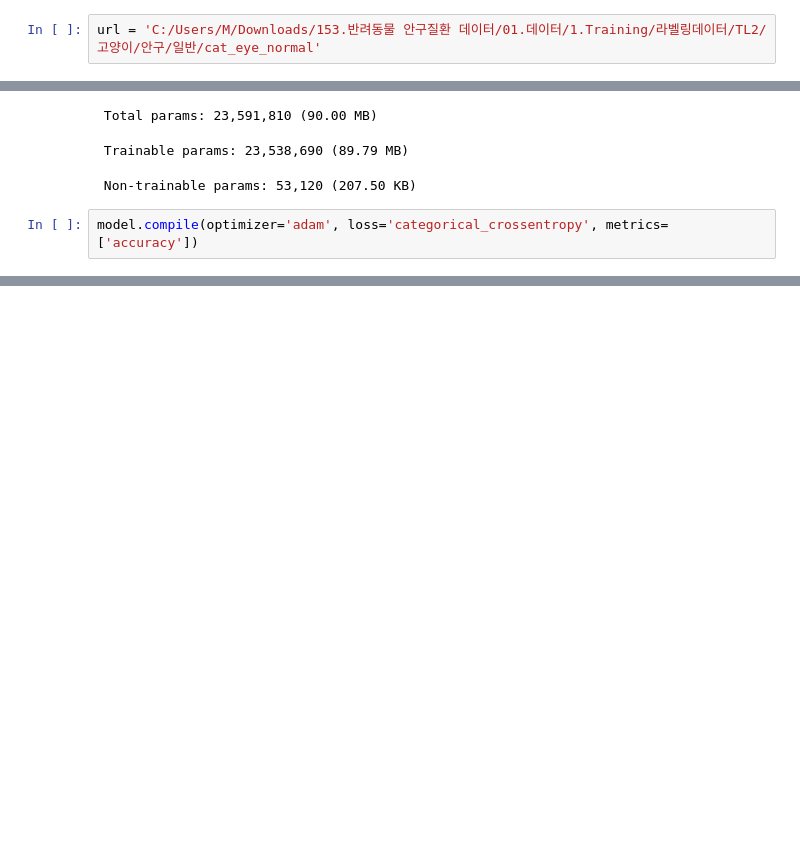
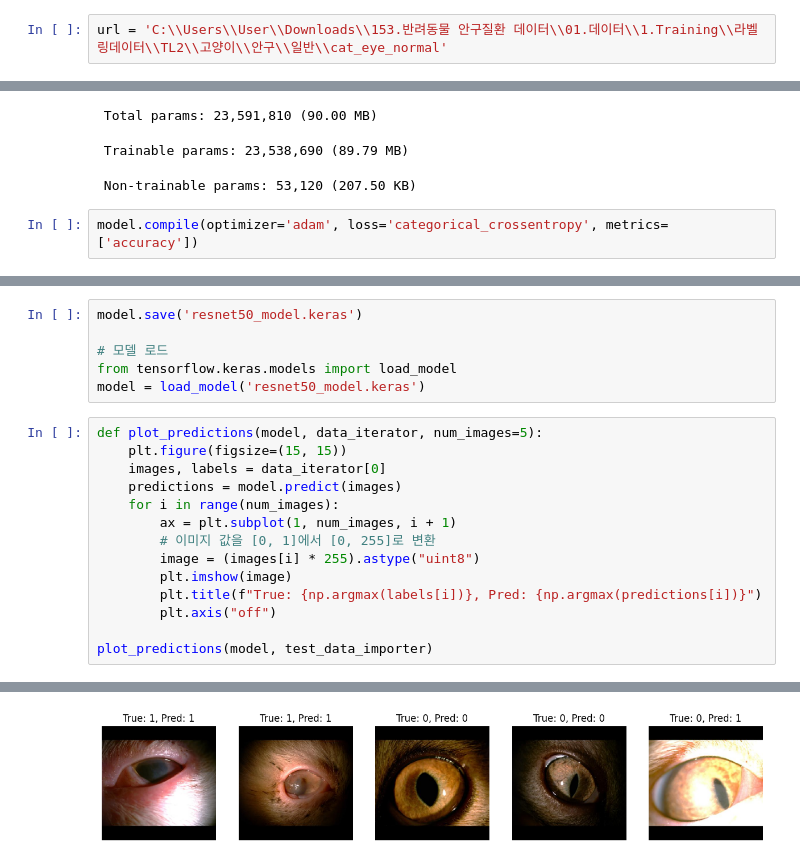
Before and after one commit to Jogang523/DL_project, a Jupyter notebook: eye_nomarl.ipynb, the cells around one changed output, grey strips where cells are left out. Drawn from its saved outputs; the diff is of its cells as text; blank space fills up the shorter version.

```diff
--- a/eye_nomarl.ipynb
+++ b/eye_nomarl.ipynb
@@ -6,7 +86,7 @@ import matplotlib.pyplot as plt
 import matplotlib.image as mp
 import shutil
 # %%
-url = 'C:/Users/M/Downloads/153.반려동물 안구질환 데이터/01.데이터/1.Training/라벨링데이터/TL2/고양이/안구/일반/cat_eye_normal'
+url = 'C:\\Users\\User\\Downloads\\153.반려동물 안구질환 데이터\\01.데이터\\1.Training\\라벨링데이터\\TL2\\고양이\\안구\\일반\\cat_eye_normal'
 # %%
 unormal_dir = os.path.join(url, 'unormal')
 normal_dir= os.path.join(url, 'normal')
@@ -230,0 +332,21 @@ KeyboardInterrupt:
+# %%
+model.save('resnet50_model.keras')
+
+# 모델 로드
+from tensorflow.keras.models import load_model
+model = load_model('resnet50_model.keras')
+# %%
+def plot_predictions(model, data_iterator, num_images=5):
+    plt.figure(figsize=(15, 15))
+    images, labels = data_iterator[0]
+    predictions = model.predict(images)
+    for i in range(num_images):
+        ax = plt.subplot(1, num_images, i + 1)
+        # 이미지 값을 [0, 1]에서 [0, 255]로 변환
+        image = (images[i] * 255).astype("uint8")
+        plt.imshow(image)
+        plt.title(f"True: {np.argmax(labels[i])}, Pred: {np.argmax(predictions[i])}")
+        plt.axis("off")
+
+plot_predictions(model, test_data_importer)
+# %% [output]
@@ -230,0 +354 @@ KeyboardInterrupt:
+[figure, added]
```
Also changed, not shown: parts of 12 cells of this notebook.
